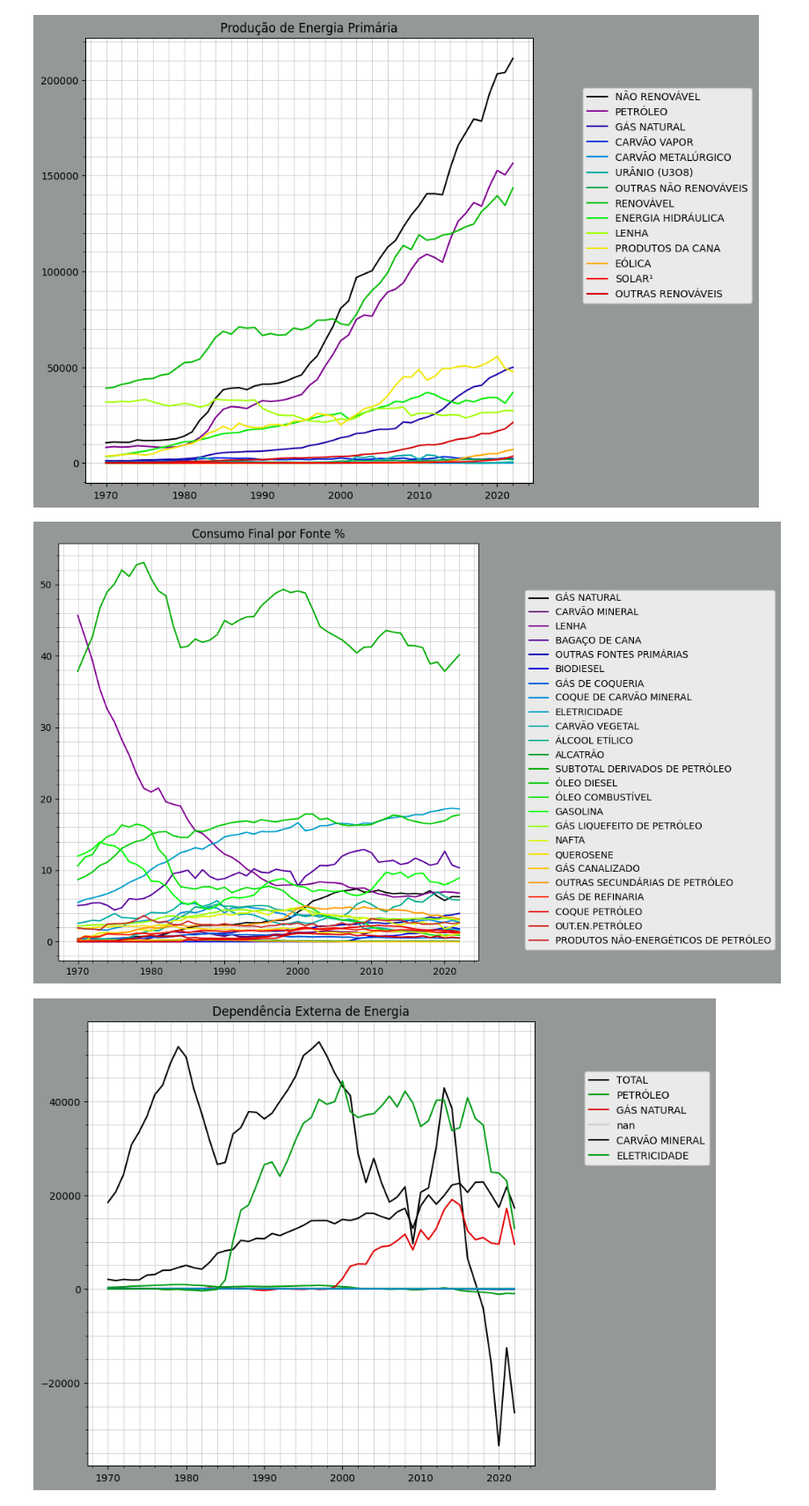
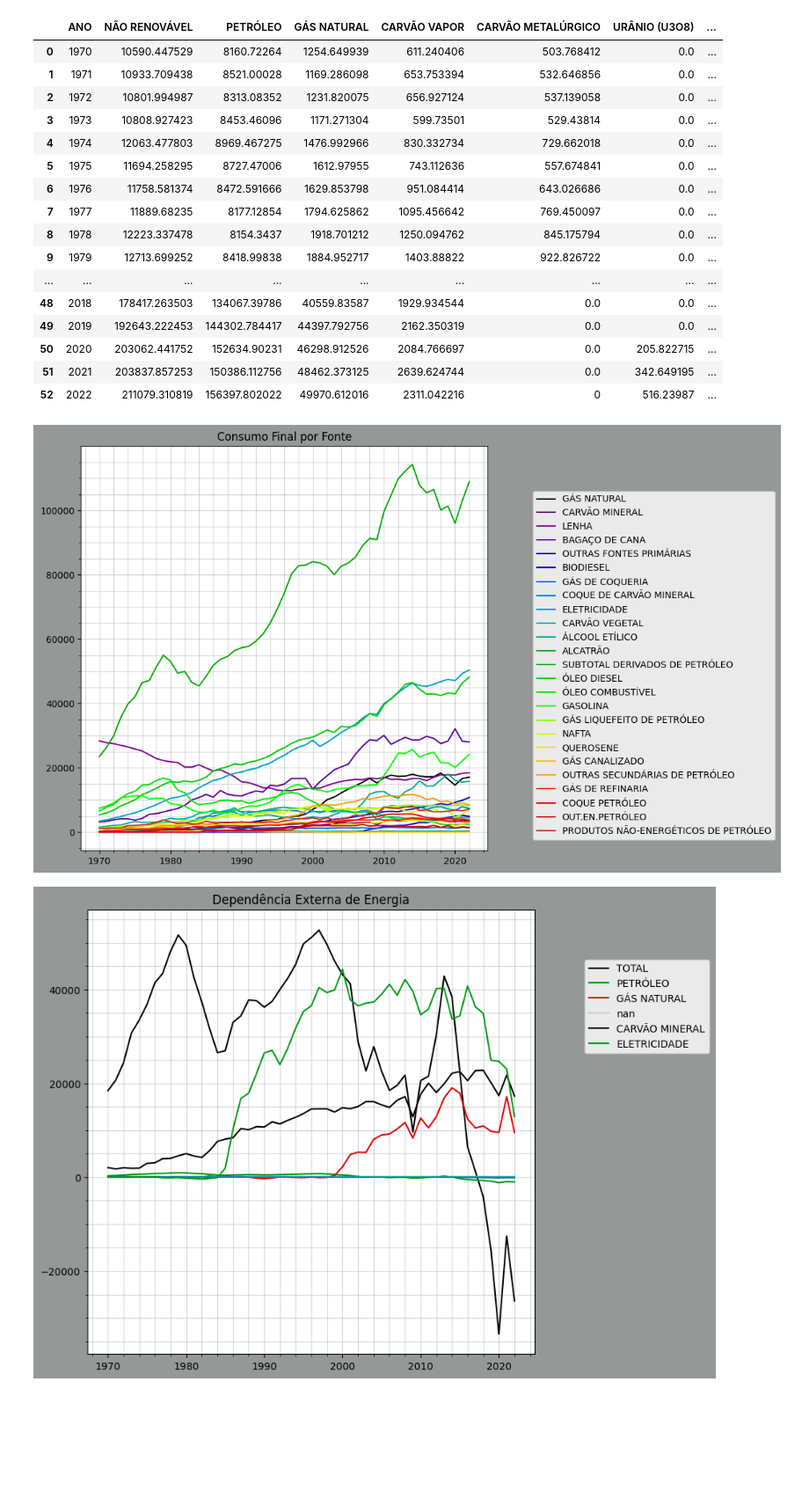
Before and after one commit to scrrpfv/projeto-ip, a Jupyter notebook: Analises/testes.ipynb, the cells around one changed output. Shown: that part at 88% size. Drawn from its saved outputs; the diff is of its cells as text; code cells hidden in the pictures; blank space fills up the shorter version.

```diff
--- a/Analises/testes.ipynb
+++ b/Analises/testes.ipynb
@@ -24,11 +19,27 @@ AttributeError: 'DataTable' object has no attribute 'copy'
 # %%
-e.autoplot(0)
+e[0]
 # %% [output]
-[figure, removed]
+|  | ANO | NÃO RENOVÁVEL | PETRÓLEO | GÁS NATURAL | CARVÃO VAPOR | CARVÃO METALÚRGICO | URÂNIO (U3O8) | ... |
+| 0 | 1970 | 10590.447529 | 8160.72264 | 1254.649939 | 611.240406 | 503.768412 | 0.0 | ... |
+| 1 | 1971 | 10933.709438 | 8521.00028 | 1169.286098 | 653.753394 | 532.646856 | 0.0 | ... |
+| 2 | 1972 | 10801.994987 | 8313.08352 | 1231.820075 | 656.927124 | 537.139058 | 0.0 | ... |
+| 3 | 1973 | 10808.927423 | 8453.46096 | 1171.271304 | 599.73501 | 529.43814 | 0.0 | ... |
+| 4 | 1974 | 12063.477803 | 8969.467275 | 1476.992966 | 830.332734 | 729.662018 | 0.0 | ... |
+| 5 | 1975 | 11694.258295 | 8727.47006 | 1612.97955 | 743.112636 | 557.674841 | 0.0 | ... |
+| 6 | 1976 | 11758.581374 | 8472.591666 | 1629.853798 | 951.084414 | 643.026686 | 0.0 | ... |
+| 7 | 1977 | 11889.68235 | 8177.12854 | 1794.625862 | 1095.456642 | 769.450097 | 0.0 | ... |
+| 8 | 1978 | 12223.337478 | 8154.3437 | 1918.701212 | 1250.094762 | 845.175794 | 0.0 | ... |
+| 9 | 1979 | 12713.699252 | 8418.99838 | 1884.952717 | 1403.88822 | 922.826722 | 0.0 | ... |
+| ... | ... | ... | ... | ... | ... | ... | ... | ... |
+| 48 | 2018 | 178417.263503 | 134067.39786 | 40559.83587 | 1929.934544 | 0.0 | 0.0 | ... |
+| 49 | 2019 | 192643.222453 | 144302.784417 | 44397.792756 | 2162.350319 | 0.0 | 0.0 | ... |
+| 50 | 2020 | 203062.441752 | 152634.90231 | 46298.912526 | 2084.766697 | 0.0 | 205.822715 | ... |
+| 51 | 2021 | 203837.857253 | 150386.112756 | 48462.373125 | 2639.624744 | 0.0 | 342.649195 | ... |
+| 52 | 2022 | 211079.310819 | 156397.802022 | 49970.612016 | 2311.042216 | 0 | 516.23987 | ... |
 # %%
-e.autoplot(5)
+e.autoplot(4)
 # %% [output]
-[figure, old version]
+[figure, new version]
 # %%
 e.autoplot(10)
 # %% [output]
```
Also changed, not shown: parts of 4 cells of this notebook, 3 other files.
